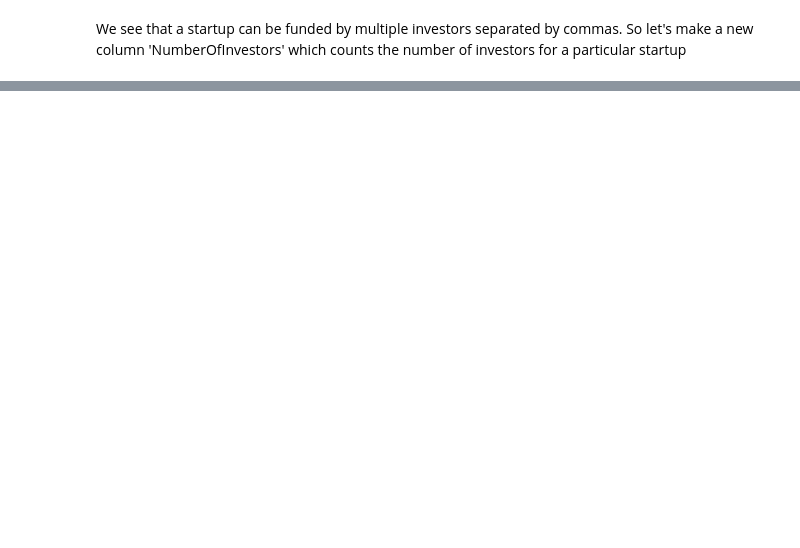
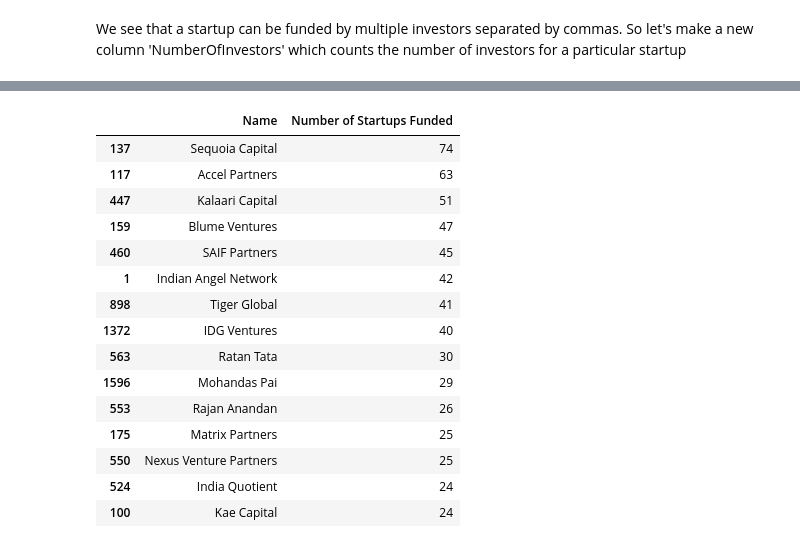
Before and after one commit to kunal-gohrani/Indian-Startup-Ecosystem-Analysis, a Jupyter notebook: Indian-Startup-Ecosystem-Analysis.ipynb, the cells around one changed output, grey strips where cells are left out. Drawn from its saved outputs; the diff is of its cells as text; code cells hidden in the pictures; blank space fills up the shorter version.

```diff
--- a/Indian-Startup-Ecosystem-Analysis.ipynb
+++ b/Indian-Startup-Ecosystem-Analysis.ipynb
@@ -665,0 +688,21 @@ data['InvestorsName'][0]
+# %%
+lst_investors = pd.DataFrame({'Name':list(investors_companies_funded.keys()),'Number of Startups Funded':list(investors_companies_funded.values())}).sort_values('Number of Startups Funded',ascending=False)
+# %%
+lst_investors[lst_investors['Name']!='Undisclosed Investor'].head(15)
+# %% [output]
+|  | Name | Number of Startups Funded |
+| 137 | Sequoia Capital | 74 |
+| 117 | Accel Partners | 63 |
+| 447 | Kalaari Capital | 51 |
+| 159 | Blume Ventures | 47 |
+| 460 | SAIF Partners | 45 |
+| 1 | Indian Angel Network | 42 |
+| 898 | Tiger Global | 41 |
+| 1372 | IDG Ventures | 40 |
+| 563 | Ratan Tata | 30 |
+| 1596 | Mohandas Pai | 29 |
+| 553 | Rajan Anandan | 26 |
+| 175 | Matrix Partners | 25 |
+| 550 | Nexus Venture Partners | 25 |
+| 524 | India Quotient | 24 |
+| 100 | Kae Capital | 24 |
```
Also changed, not shown: parts of 26 cells of this notebook.
